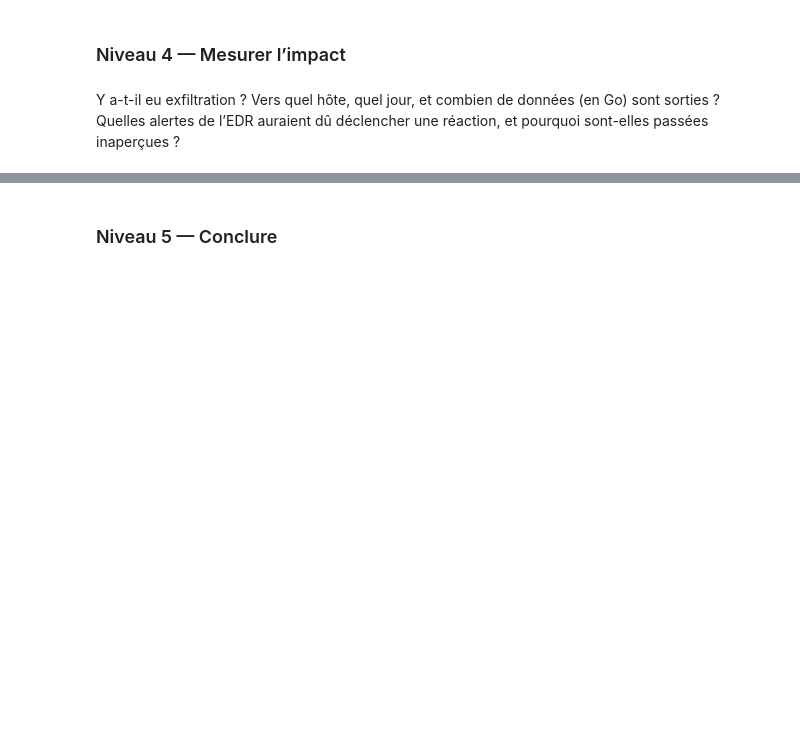
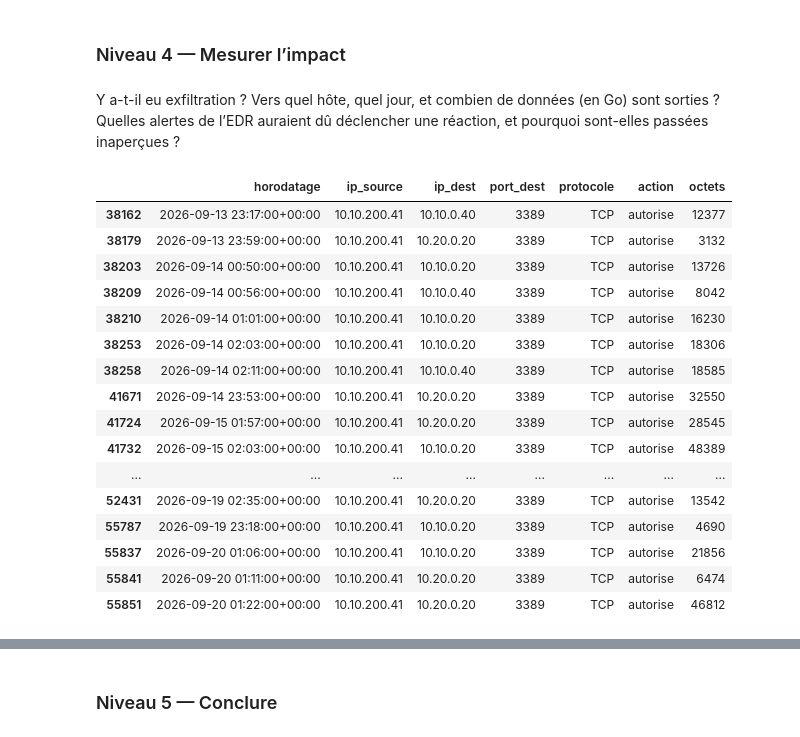
Before and after one commit to AaronRandrianarisona/projet_analyse_incident_securite, a Jupyter notebook: analyse_securite.ipynb, the cells around one changed output, grey strips where cells are left out. Cells and saved outputs as stored; diff of their text form; code cells hidden in the pictures; blank space fills up the shorter version.

```diff
--- a/analyse_securite.ipynb
+++ b/analyse_securite.ipynb
@@ -521,18 +520,20 @@ for ip_source in data["firewall"]["ip_source"].unique():
         fenetre: pd.DataFrame = activites_ip_source.iloc[i:j]
 
         # Compatibilité des noms de colonnes
-        colonnes_couples: list[str] = ["ip_dest", "port_dest"]
+        colonnes_couples: list[str] = ["ip_dest", "port_dest", "horodatage"]
 
         if not set(colonnes_couples).issubset(fenetre.columns):
             colonnes_couples = [
                 "ip_destination",
-                "port_destination"
+                "port_destination",
+                "horodatage"
             ]
 
         col_ip_dest: str = colonnes_couples[0]
         col_port_dest: str = colonnes_couples[1]
+        col_horodatage: str = colonnes_couples[2]
 
-        # Nombre de couples IP/Port distincts
+        # Nombre de couples IP/Port distincts et horodatages distincts dans la fenêtre
         nb_couples: int = int(
             fenetre[colonnes_couples]
             .drop_duplicates()
@@ -546,10 +547,11 @@ for ip_source in data["firewall"]["ip_source"].unique():
         cibles_balayees: list[dict[str, Any]] = [
             {
                 "ip": str(row[col_ip_dest]),
-                "port": int(row[col_port_dest])
+                "port": int(row[col_port_dest]),
+                "horodatage": str(row[col_horodatage])
             }
             for _, row in (
-                fenetre[[col_ip_dest, col_port_dest]]
+                fenetre[[col_ip_dest, col_port_dest, col_horodatage]]
                 .drop_duplicates()
                 .iterrows()
             )
@@ -566,7 +568,7 @@ for ip_source in data["firewall"]["ip_source"].unique():
         cibles_autorisees: list[dict[str, Any]] = [
             {
                 "ip": str(row[col_ip_dest]),
-                "port": int(row[col_port_dest])
+                "port": int(row[col_port_dest]),
             }
             for _, row in (
                 flux_autorises[[col_ip_dest, col_port_dest]]
@@ -613,7 +615,7 @@ if source_balayage:
 
         print("\n  Cibles balayées :")
         for cible in infos["cibles_balayees"]:
-            print(f"    - {cible['ip']}:{cible['port']}")
+            print(f"    - [{cible['horodatage']}] -- {cible['ip']}:{cible['port']}")
 
         if infos["cibles_autorisees"]:
             print("\n  Services ayant répondu 'autorise' :")
@@ -760,3 +762,32 @@ La création du compte svc_monitoring et son ajout à un groupe privilégié con
 # %% [markdown]
 Y a-t-il eu exfiltration ? Vers quel hôte, quel jour, et combien de données (en Go) sont sorties ?
 Quelles alertes de l’EDR auraient dû déclencher une réaction, et pourquoi sont-elles passées inaperçues ?
+# %%
+# Identifier les conséquences, on filtre les activités relevant du balayage
+masque_activites_post_balayage = (
+    activites_machine_non_repertorie["horodatage"]
+    .astype(str)
+    .isin(
+        cible["horodatage"] for cible in source_balayage[str(machine_non_repertorie)]["cibles_balayees"]
+    )
+)
+activites_poste_balayage = activites_machine_non_repertorie[~masque_activites_post_balayage]
+activites_poste_balayage
+# %% [output]
+|  | horodatage | ip_source | ip_dest | port_dest | protocole | action | octets |
+| 38162 | 2026-09-13 23:17:00+00:00 | 10.10.200.41 | 10.10.0.40 | 3389 | TCP | autorise | 12377 |
+| 38179 | 2026-09-13 23:59:00+00:00 | 10.10.200.41 | 10.20.0.20 | 3389 | TCP | autorise | 3132 |
+| 38203 | 2026-09-14 00:50:00+00:00 | 10.10.200.41 | 10.10.0.20 | 3389 | TCP | autorise | 13726 |
+| 38209 | 2026-09-14 00:56:00+00:00 | 10.10.200.41 | 10.10.0.40 | 3389 | TCP | autorise | 8042 |
+| 38210 | 2026-09-14 01:01:00+00:00 | 10.10.200.41 | 10.10.0.20 | 3389 | TCP | autorise | 16230 |
+| 38253 | 2026-09-14 02:03:00+00:00 | 10.10.200.41 | 10.10.0.20 | 3389 | TCP | autorise | 18306 |
+| 38258 | 2026-09-14 02:11:00+00:00 | 10.10.200.41 | 10.10.0.40 | 3389 | TCP | autorise | 18585 |
+| 41671 | 2026-09-14 23:53:00+00:00 | 10.10.200.41 | 10.20.0.20 | 3389 | TCP | autorise | 32550 |
+| 41724 | 2026-09-15 01:57:00+00:00 | 10.10.200.41 | 10.20.0.20 | 3389 | TCP | autorise | 28545 |
+| 41732 | 2026-09-15 02:03:00+00:00 | 10.10.200.41 | 10.10.0.20 | 3389 | TCP | autorise | 48389 |
+| ... | ... | ... | ... | ... | ... | ... | ... |
+| 52431 | 2026-09-19 02:35:00+00:00 | 10.10.200.41 | 10.20.0.20 | 3389 | TCP | autorise | 13542 |
+| 55787 | 2026-09-19 23:18:00+00:00 | 10.10.200.41 | 10.10.0.20 | 3389 | TCP | autorise | 4690 |
+| 55837 | 2026-09-20 01:06:00+00:00 | 10.10.200.41 | 10.10.0.20 | 3389 | TCP | autorise | 21856 |
+| 55841 | 2026-09-20 01:11:00+00:00 | 10.10.200.41 | 10.20.0.20 | 3389 | TCP | autorise | 6474 |
+| 55851 | 2026-09-20 01:22:00+00:00 | 10.10.200.41 | 10.20.0.20 | 3389 | TCP | autorise | 46812 |
```
Also changed, not shown: parts of 27 cells of this notebook.
